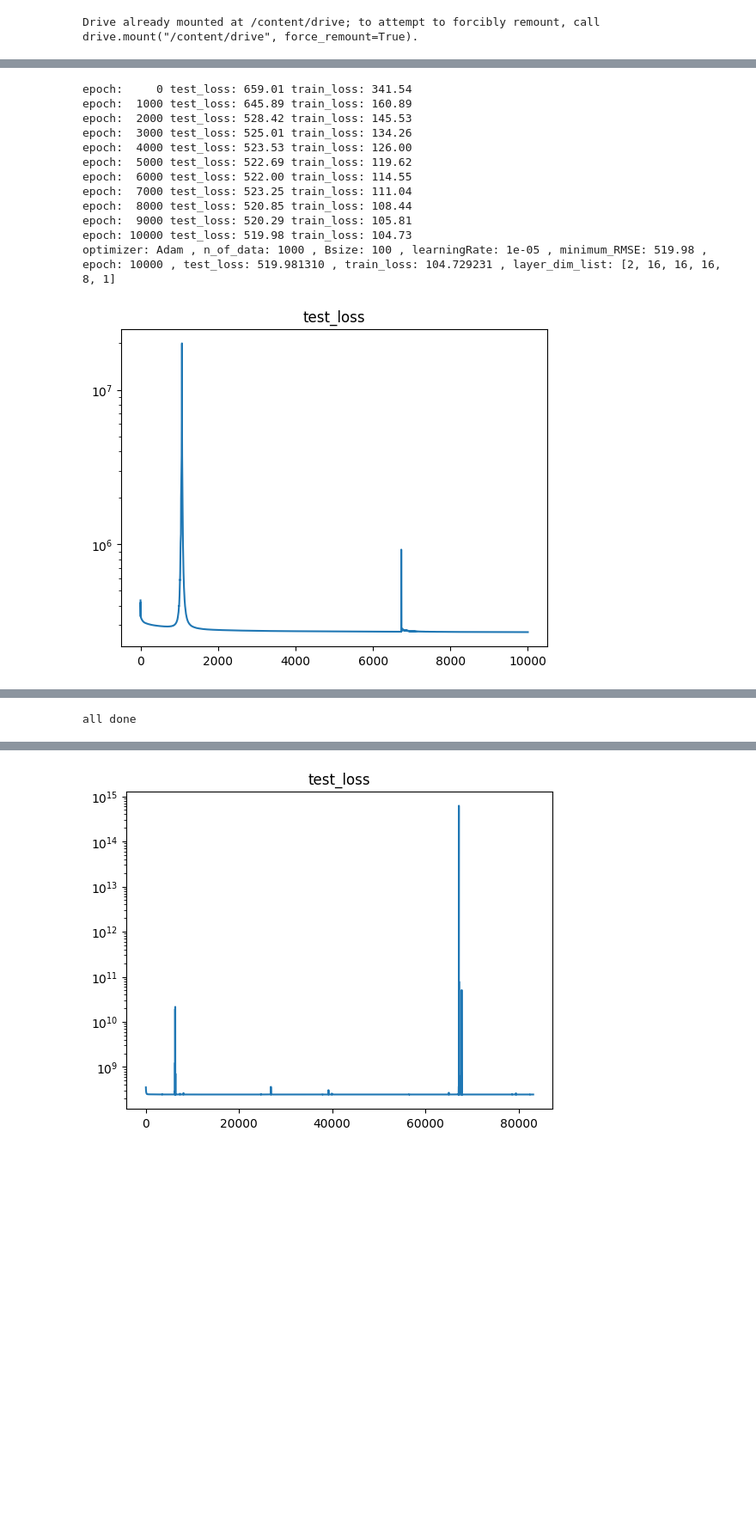
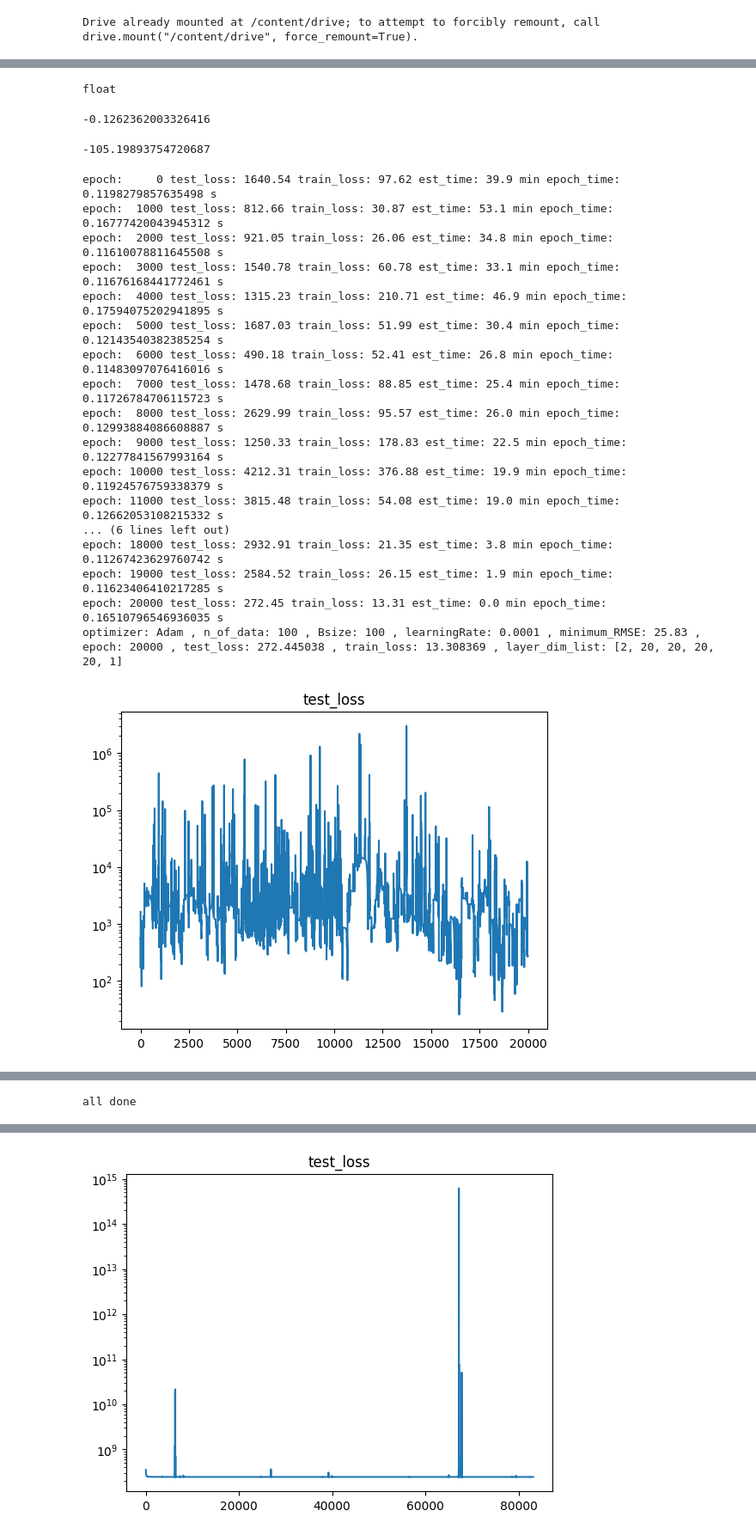
Before and after one commit to ktikok/SCMP_ML, a Jupyter notebook: predictingKineticE.ipynb, the cells around one changed output, grey strips where cells are left out. Shown at 86% size. Drawn from its saved outputs; the diff is of its cells as text; code cells hidden in the pictures; blank space fills up the shorter version.

Commit message:
new data

```diff
--- a/predictingKineticE.ipynb
+++ b/predictingKineticE.ipynb
@@ -21,7 +22,7 @@ import torch.nn.functional as F
 import torch.optim as optim
 import tqdm
 # %%
-N, D_in, D_out = 1000, 2, 1
+N, D_in, D_out = 100, 2, 1
 
 
 # m =1
@@ -70,10 +71,10 @@ plt.show()
 # %%
 
-X = torch.load('/content/drive/MyDrive/0_318lab/SCMP_ML/KEdataX_1000_1690897080.8460803.pt')
-y = torch.load('/content/drive/MyDrive/0_318lab/SCMP_ML/KEdataY_1000_1690897080.8489494.pt')
+# X = torch.load('/content/drive/MyDrive/0_318lab/SCMP_ML/KEdataX_1000_1691036428.pt')
+# y = torch.load('/content/drive/MyDrive/0_318lab/SCMP_ML/KEdataY_1000_1691036428.pt')
 
-# X = torch.load('/content/drive/MyDrive/0_318lab/SCMP_ML/KEdataX_10000_1690854612.274382.pt')
-# y = torch.load('/content/drive/MyDrive/0_318lab/SCMP_ML/KEdataY_10000_1690854612.2767599.pt')
+X = torch.load('/content/drive/MyDrive/0_318lab/SCMP_ML/KEdataX_N_10000_Interval_10_1691050560.pt')
+y = torch.load('/content/drive/MyDrive/0_318lab/SCMP_ML/KEdataY_N_10000_Interval_10_1691050560.pt')
 
 X_train, X_test, y_train, y_test = train_test_split(X, y, train_size=0.7, shuffle=False)
 # X2_train, X2_test, y2_train, y2_test = train_test_split(X, y, train_size=0.7, shuffle=True)
@@ -118,14 +103,27 @@ tensor(900.)
+# %%
+type(time.time())
+# %% [output]
+float
+# %%
+epoch_time
+# %% [output]
+-0.1262362003326416
+# %%
+( epoch_time )/60*(n_epochs-epoch)
+# %% [output]
+-105.19893754720687
 # %%
 #default
 
 """
-Bsize: 500 learningRate: 0.03 RMSE: 111.31 1000 loss: 515.4253401318177
-
+try
+torch.nn.LogSigmoid(*args, **kwargs)
+torch.nn.Softplus(beta=1, threshold=20)
 """
 # for learningRate in range(10): #
 
 
-dim_list = [2, 16, 16, 16, ,8 1]
+dim_list = [2, 20, 20, 20, 20, 1]
 
 
 
@@ -172,7 +170,7 @@ for opt in [
         # print('Bsize:', Bsize, end =' ')
         #before_loss_twos =  torch.ones(Bsize, dtype=torch.float32)*2
         # for learningRate in [ 1e-1, 5e-1, 1e-2, 5e-2, 1e-3, 5e-3, 1e-4, 5e-4, 1e-5, 5e-5, 1e-6, 5e-6, ]:
-        for learningRate in [   1e-5, ]:
+        for learningRate in [   1e-4, ]:
             # print('learningRate:', learningRate)
             # Define the model
 
@@ -203,7 +201,7 @@ for opt in [
             loss_fn = nn.MSELoss()  # mean square error
             # optimizer = optim.Adam(model.parameters(), lr=learningRate  )  # 10 loss: 5157042688.0
             exec('optimizer = optim.' + opt + '(model.parameters(), lr=learningRate  )')
-            n_epochs = 10000+1   # number of epochs to run
+            n_epochs = 20000+1   # number of epochs to run
             batch_size = Bsize  # size of each batch
             batch_start = torch.arange(0, len(X_train), batch_size)
 
@@ -212,7 +210,9 @@ for opt in [
             best_weights = None
             history = []
             history_train = []
+            init_time = time.time()
             for epoch in range(n_epochs):
+
                 model.train()
                 with tqdm.tqdm(batch_start, unit="batch", mininterval=0, disable=True) as bar:
                     bar.set_description(f"Epoch {epoch}")
@@ -223,7 +223,7 @@ for opt in [
                         # forward pass
                         y_pred = model(X_batch).squeeze()
 
-                        before_loss = torch.sum( (y_pred/y_batch-1)**2 + (y_batch/y_pred-1)**2 + (y_pred-y_batch)**2 )
+                        before_loss = torch.mean( (y_pred/y_batch-1)**2 + (y_batch/y_pred-1)**2 + (y_pred-y_batch)**2 )
                         # before_loss_twos =  torch.ones(len(y_pred), dtype=torch.float32)*2
 
 
@@ -248,7 +248,7 @@ for opt in [
                 y_pred = model(X_test).squeeze()
                 #print(y_pred)
 
-                before_loss = torch.sum(  (y_pred/y_test-1)**2 + (y_test/y_pred-1)**2 + (y_pred-y_test)**2 )
+                before_loss = torch.mean(  (y_pred/y_test-1)**2 + (y_test/y_pred-1)**2 + (y_pred-y_test)**2 )
                 # before_loss = y_pred/y_test + y_test/y_pred + y_pred
                 # before_loss_twos =  torch.ones(len(y_pred), dtype=torch.float32)*2
                 # mse = loss_fn(y_pred, y_test)
@@ -258,45 +258,54 @@ for opt in [
                 mse = float(mse)
 
                 history.append(mse)
                 if mse < best_mse:
                     best_mse = mse
                     best_weights = copy.deepcopy(model.state_dict())
 
+                epoch_time = ( time.time()-init_time )
+
+                #init_time = time.time()
                 if epoch % 1000 == 0:
-                    print('epoch: %5d' % epoch, 'test_loss: %.2f' % np.sqrt(mse), 'train_loss: %.2f' % np.sqrt(loss))
+                    print('epoch: %5d' % epoch, 'test_loss: %.2f' % (mse), 'train_loss: %.2f' % (loss), 'est_time: %.1f' % (( ( epoch_time ) / epoch ) / 60 * (n_epochs-epoch) ) ,'min', "epoch_time:", epoch_time, 's')
+
 
             # restore model and return best accuracy
             model.load_state_dict(best_weights)
             # print("MSE: %.2f" % best_mse)
             # print("RMSE: %.2f" % np.sqrt(best_mse))
-            print('optimizer:', opt, ', n_of_data:',N, ', Bsize:', Bsize ,', learningRate:', learningRate , ", minimum_RMSE: %.2f" % np.sqrt(best_mse), ', epoch: %5d' % epoch, ', test_loss: %2f' % np.sqrt(mse), ', train_loss: %2f' % np.sqrt(loss), ', layer_dim_list:', dim_list  )
+            print('optimizer:', opt, ', n_of_data:',N, ', Bsize:', Bsize ,', learningRate:', learningRate , ", minimum_RMSE: %.2f" % (best_mse), ', epoch: %5d' % epoch, ', test_loss: %2f' % (mse), ', train_loss: %2f' % (loss), ', layer_dim_list:', dim_list  )
             # print(y_pred[:10])
             # print(y_test[:10])
             plt.plot(history)
             plt.yscale('log')
             plt.title('test_loss')
             plt.show()
 
             plt.plot(history_train)
             plt.title('train_loss')
             plt.yscale('log')
             plt.show()
 # except:
 #     print('error when:', opt, 'error when:', opt, 'error when:', opt, 'error when:', opt, 'error when:', opt, 'error when:', opt, 'error when:', opt, 'error when:', opt, 'error when:', opt, 'error when:', opt, 'error when:', opt, )
 print('all done')
 # ----------------------------------------------------------------------------------------------------
 # ----------------------------------------------------------------------------------------------------
 # %% [output]
-epoch:     0 test_loss: 659.01 train_loss: 341.54
-epoch:  1000 test_loss: 645.89 train_loss: 160.89
-epoch:  2000 test_loss: 528.42 train_loss: 145.53
-epoch:  3000 test_loss: 525.01 train_loss: 134.26
-epoch:  4000 test_loss: 523.53 train_loss: 126.00
-epoch:  5000 test_loss: 522.69 train_loss: 119.62
-epoch:  6000 test_loss: 522.00 train_loss: 114.55
-epoch:  7000 test_loss: 523.25 train_loss: 111.04
-epoch:  8000 test_loss: 520.85 train_loss: 108.44
-epoch:  9000 test_loss: 520.29 train_loss: 105.81
-epoch: 10000 test_loss: 519.98 train_loss: 104.73
-optimizer: Adam , n_of_data: 1000 , Bsize: 100 , learningRate: 1e-05 , minimum_RMSE: 519.98 , epoch: 10000 , test_loss: 519.981310 , train_loss: 104.729231 , layer_dim_list: [2, 16, 16, 16, 8, 1]
+epoch:     0 test_loss: 1640.54 train_loss: 97.62 est_time: 39.9 min epoch_time: 0.1198279857635498 s
+epoch:  1000 test_loss: 812.66 train_loss: 30.87 est_time: 53.1 min epoch_time: 0.16777420043945312 s
+epoch:  2000 test_loss: 921.05 train_loss: 26.06 est_time: 34.8 min epoch_time: 0.11610078811645508 s
+epoch:  3000 test_loss: 1540.78 train_loss: 60.78 est_time: 33.1 min epoch_time: 0.11676168441772461 s
+epoch:  4000 test_loss: 1315.23 train_loss: 210.71 est_time: 46.9 min epoch_time: 0.17594075202941895 s
+epoch:  5000 test_loss: 1687.03 train_loss: 51.99 est_time: 30.4 min epoch_time: 0.12143540382385254 s
+epoch:  6000 test_loss: 490.18 train_loss: 52.41 est_time: 26.8 min epoch_time: 0.11483097076416016 s
+epoch:  7000 test_loss: 1478.68 train_loss: 88.85 est_time: 25.4 min epoch_time: 0.11726784706115723 s
+epoch:  8000 test_loss: 2629.99 train_loss: 95.57 est_time: 26.0 min epoch_time: 0.12993884086608887 s
+epoch:  9000 test_loss: 1250.33 train_loss: 178.83 est_time: 22.5 min epoch_time: 0.12277841567993164 s
+epoch: 10000 test_loss: 4212.31 train_loss: 376.88 est_time: 19.9 min epoch_time: 0.11924576759338379 s
+epoch: 11000 test_loss: 3815.48 train_loss: 54.08 est_time: 19.0 min epoch_time: 0.12662053108215332 s
+... (6 lines left out)
+epoch: 18000 test_loss: 2932.91 train_loss: 21.35 est_time: 3.8 min epoch_time: 0.11267423629760742 s
+epoch: 19000 test_loss: 2584.52 train_loss: 26.15 est_time: 1.9 min epoch_time: 0.11623406410217285 s
+epoch: 20000 test_loss: 272.45 train_loss: 13.31 est_time: 0.0 min epoch_time: 0.16510796546936035 s
+optimizer: Adam , n_of_data: 100 , Bsize: 100 , learningRate: 0.0001 , minimum_RMSE: 25.83 , epoch: 20000 , test_loss: 272.445038 , train_loss: 13.308369 , layer_dim_list: [2, 20, 20, 20, 20, 1]
-[figure, old version]
+[figure, new version]
```
Also changed, not shown: parts of 15 cells of this notebook, 30 other files.
